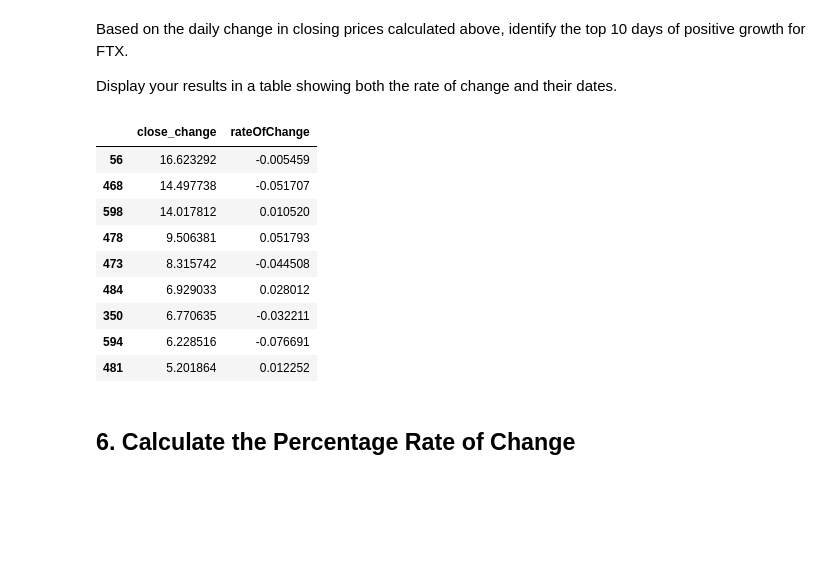
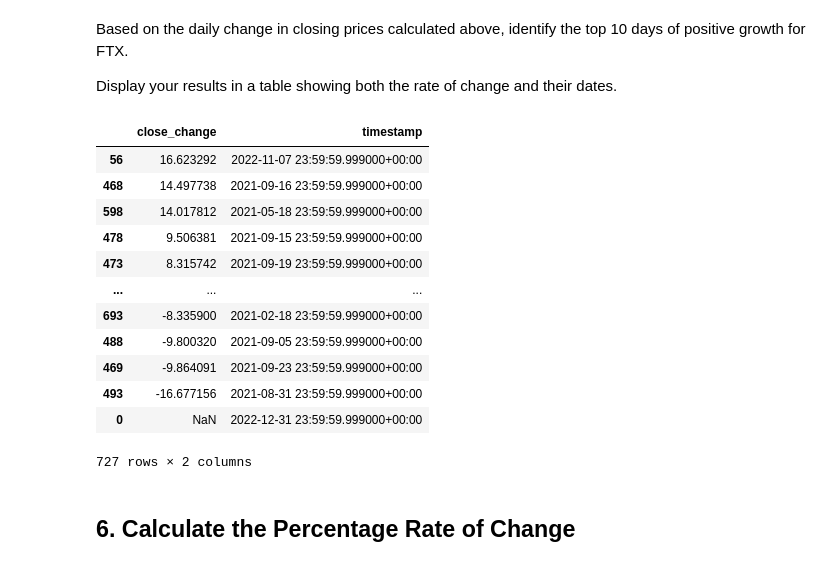
Before and after one commit to JonathanDorsey2/DS1002, a Jupyter notebook: (March 29)FTX Lab.ipynb, the cells around one changed output. Drawn from its saved outputs; the diff is of its cells as text; code cells hidden in the pictures; blank space fills up the shorter version.

```diff
--- a/(March 29)FTX Lab.ipynb
+++ b/(March 29)FTX Lab.ipynb
@@ -136,21 +136,35 @@ ftx
 Based on the daily change in closing prices calculated above, identify the top 10 days of positive growth for FTX.
 
 Display your results in a table showing both the rate of change and their dates.
-# %%
-topten = ftx['close_change'].sort_values(ascending = False).to_frame()
-topten["rateOfChange"] = (ftx['close'] - ftx['open']) / ftx['open']
-topten.head(9)
-# %% [output]
-|  | close_change | rateOfChange |
-| 56 | 16.623292 | -0.005459 |
-| 468 | 14.497738 | -0.051707 |
-| 598 | 14.017812 | 0.010520 |
-| 478 | 9.506381 | 0.051793 |
-| 473 | 8.315742 | -0.044508 |
-| 484 | 6.929033 | 0.028012 |
-| 350 | 6.770635 | -0.032211 |
-| 594 | 6.228516 | -0.076691 |
-| 481 | 5.201864 | 0.012252 |
+# %%
+#Make a data frame of the ftx data with just the "close_change" and "timestamp" columns
+#Sort that data frame for the top 10 days with the most positive growth
+
+
+
+
+#Make data frame first
+topten = ftx.loc[:, ["close_change", "timestamp"]]
+#topten["close_change"].sort_values(ascending = False).to_frame()
+toptenn = topten['close_change'].sort_values(ascending = False).to_frame()
+toptenn['timestamp'] = topten['timestamp']
+toptenn
+# topten["rateOfChange"] = (ftx['close'] - ftx['open']) / ftx['open']
+#topten.head(9)
+# %% [output]
+|  | close_change | timestamp |
+| 56 | 16.623292 | 2022-11-07 23:59:59.999000+00:00 |
+| 468 | 14.497738 | 2021-09-16 23:59:59.999000+00:00 |
+| 598 | 14.017812 | 2021-05-18 23:59:59.999000+00:00 |
+| 478 | 9.506381 | 2021-09-15 23:59:59.999000+00:00 |
+| 473 | 8.315742 | 2021-09-19 23:59:59.999000+00:00 |
+| ... | ... | ... |
+| 693 | -8.335900 | 2021-02-18 23:59:59.999000+00:00 |
+| 488 | -9.800320 | 2021-09-05 23:59:59.999000+00:00 |
+| 469 | -9.864091 | 2021-09-23 23:59:59.999000+00:00 |
+| 493 | -16.677156 | 2021-08-31 23:59:59.999000+00:00 |
+| 0 | NaN | 2022-12-31 23:59:59.999000+00:00 |
+727 rows × 2 columns
 # %% [markdown]
 ## 6. Calculate the Percentage Rate of Change
 # %% [markdown]
```
Also changed, not shown: parts of 7 cells of this notebook.
